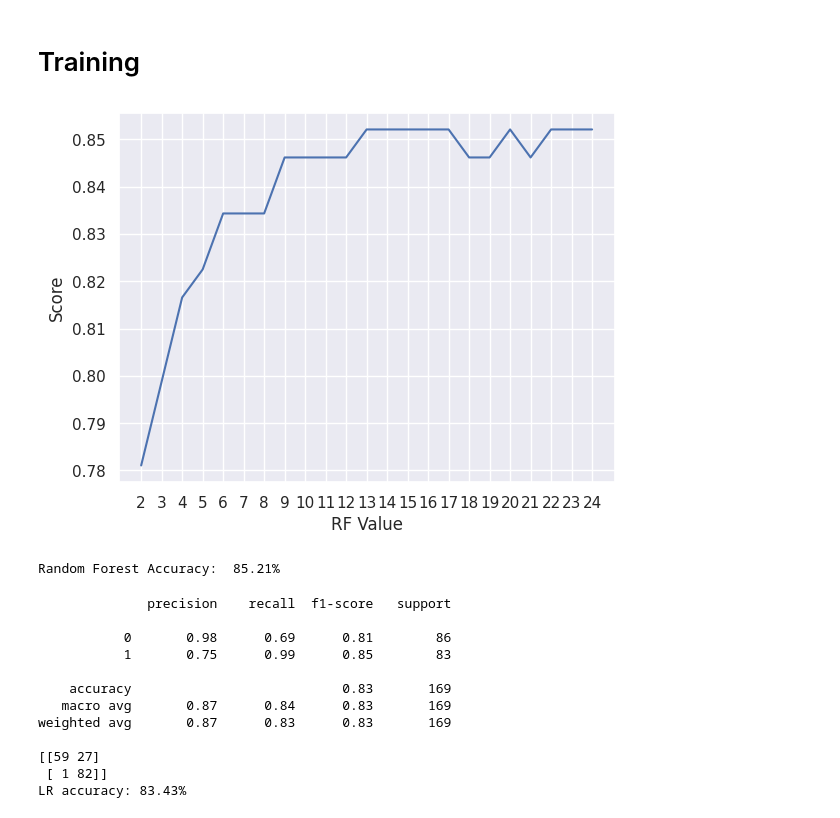
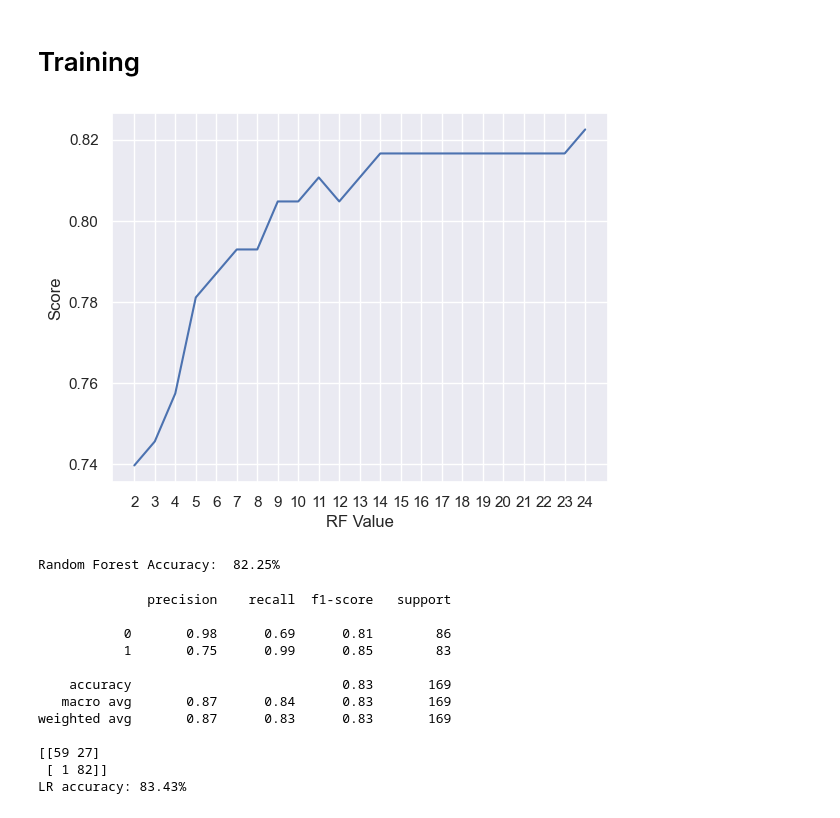
Before and after one commit to tboot-0510/encode-zkml, a Jupyter notebook: Loan_Prediction_and_EZKL.ipynb, the cells around one changed output. Saved outputs shown, nothing was run; the diff lists cells and outputs as text; code cells hidden in the pictures.

Commit message:
reduced the numbers of estimators in order to simplify the model for ZK

```diff
--- a/Loan_Prediction_and_EZKL.ipynb
+++ b/Loan_Prediction_and_EZKL.ipynb
@@ -199,21 +226,22 @@ X_train, X_test, y_train, y_test = train_test_split(X, y_int, test_size = 0.2, r
 # %%
 from sklearn.ensemble import RandomForestClassifier
 scoreListRF = []
+#changed the n_estimators from 1000 to 100 in order to simplify the model
 for i in range(2,25):
-    RFclassifier = RandomForestClassifier(n_estimators = 1000, random_state = 1, max_leaf_nodes=i)
+    RFclassifier = RandomForestClassifier(n_estimators = 100, random_state = 1, max_leaf_nodes=i)
     RFclassifier.fit(X_train, y_train)
     scoreListRF.append(RFclassifier.score(X_test, y_test))
 
 plt.plot(range(2,25), scoreListRF)
 plt.xticks(np.arange(2,25,1))
 plt.xlabel("RF Value")
 plt.ylabel("Score")
 plt.show()
 RFAcc = max(scoreListRF)
 print("Random Forest Accuracy:  {:.2f}%".format(RFAcc*100))
 # %% [output]
-[figure, old version]
+[figure, new version]
-Random Forest Accuracy:  85.21%
+Random Forest Accuracy:  82.25%
 # %%
 # LRclassifier = LogisticRegression(solver='liblinear', max_iter=500, random_state=1)
 #  LRclassifier.fit(X_train, y_train)
```
Also changed, not shown: parts of 10 cells of this notebook.
